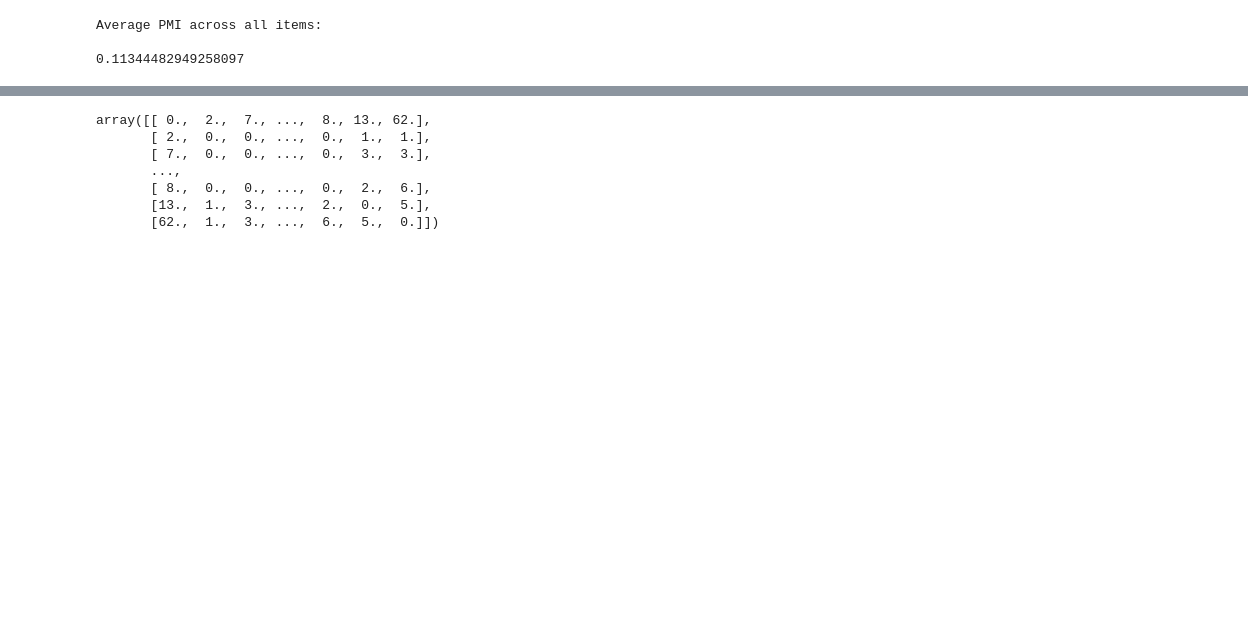
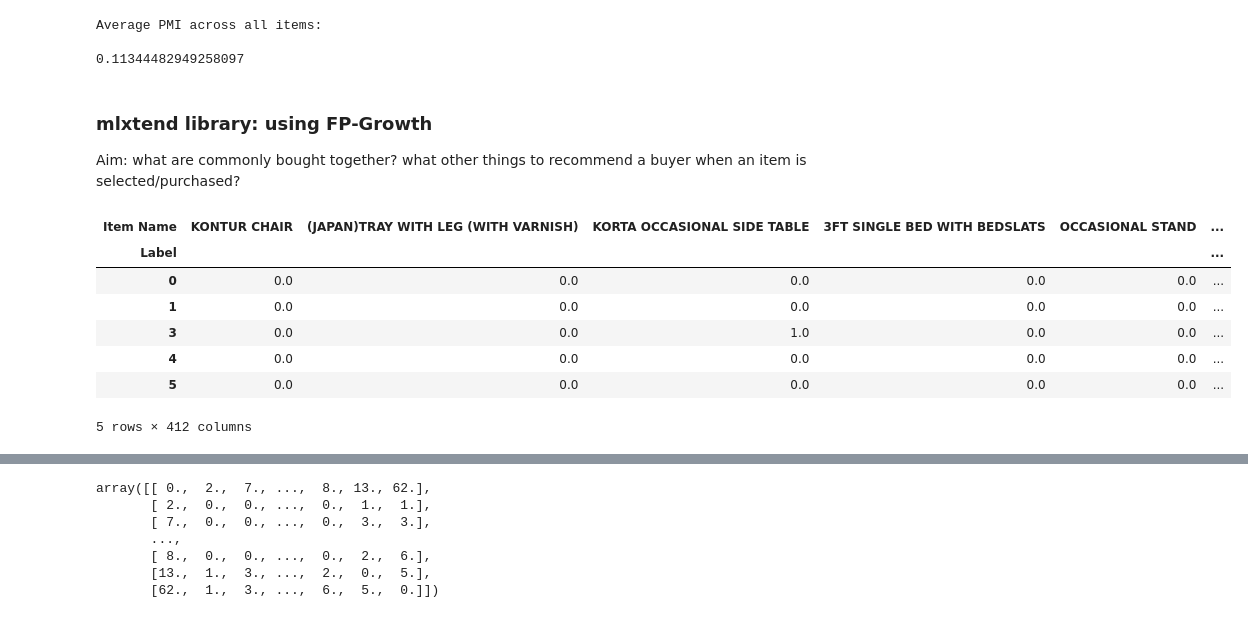
Before and after one commit to aisyahms/Intern, a Jupyter notebook: companyA/Recommender with Apriori.ipynb, the cells around one changed output, grey strips where cells are left out. Cells and saved outputs as stored; diff of their text form; code cells hidden in the pictures; blank space fills up the shorter version.

```diff
--- a/companyA/Recommender with Apriori.ipynb
+++ b/companyA/Recommender with Apriori.ipynb
@@ -541,3 +555,17 @@ print(pmi/len(items))
 Average PMI across all items:
 
 0.11344482949258097
+# %% [markdown]
+### mlxtend library: using FP-Growth
+Aim: what are commonly bought together? what other things to recommend a buyer when an item is selected/purchased?
+# %%
+basket.head()
+# %% [output]
+| Item Name | KONTUR CHAIR | (JAPAN)TRAY WITH LEG (WITH VARNISH) | KORTA OCCASIONAL SIDE TABLE | 3FT SINGLE BED WITH BEDSLATS | OCCASIONAL STAND | ... |
+| Label |  |  |  |  |  | ... |
+| 0 | 0.0 | 0.0 | 0.0 | 0.0 | 0.0 | ... |
+| 1 | 0.0 | 0.0 | 0.0 | 0.0 | 0.0 | ... |
+| 3 | 0.0 | 0.0 | 1.0 | 0.0 | 0.0 | ... |
+| 4 | 0.0 | 0.0 | 0.0 | 0.0 | 0.0 | ... |
+| 5 | 0.0 | 0.0 | 0.0 | 0.0 | 0.0 | ... |
+5 rows × 412 columns
```
Also changed, not shown: parts of 52 cells of this notebook.
